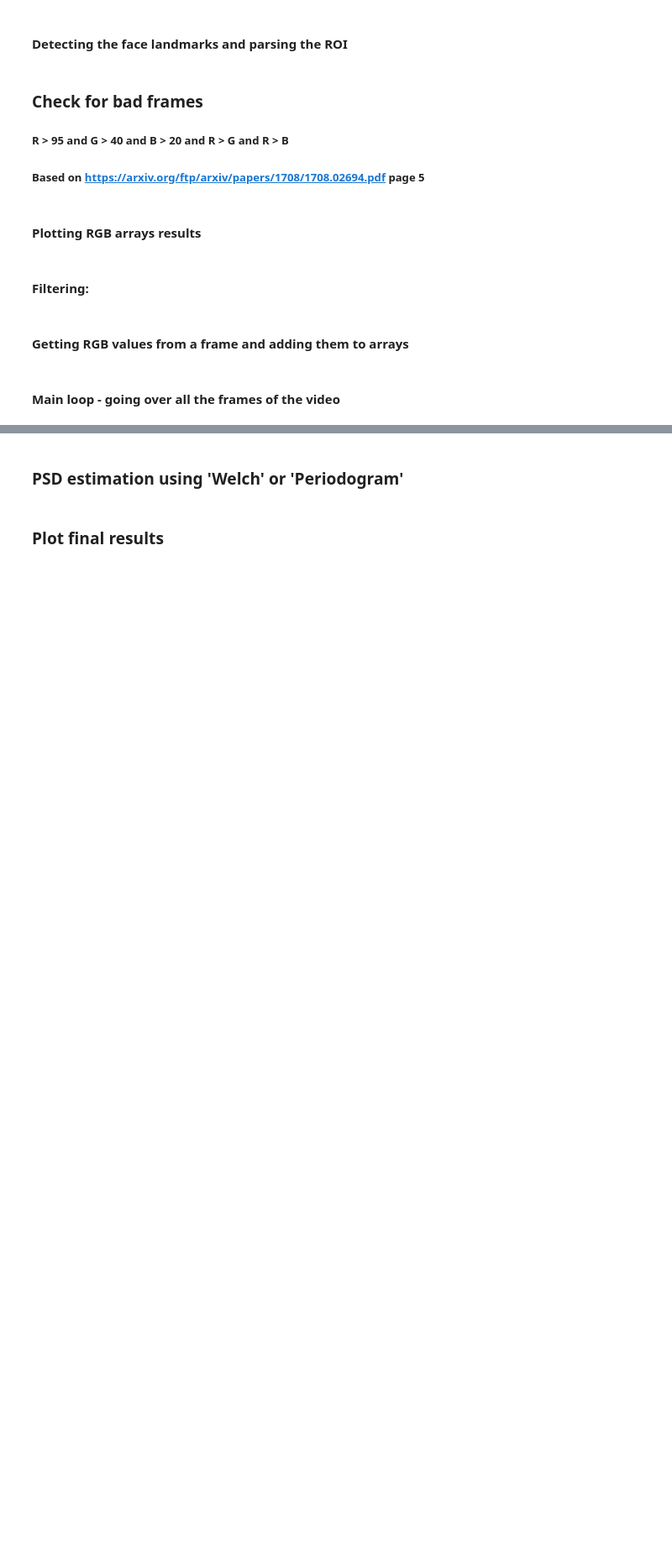
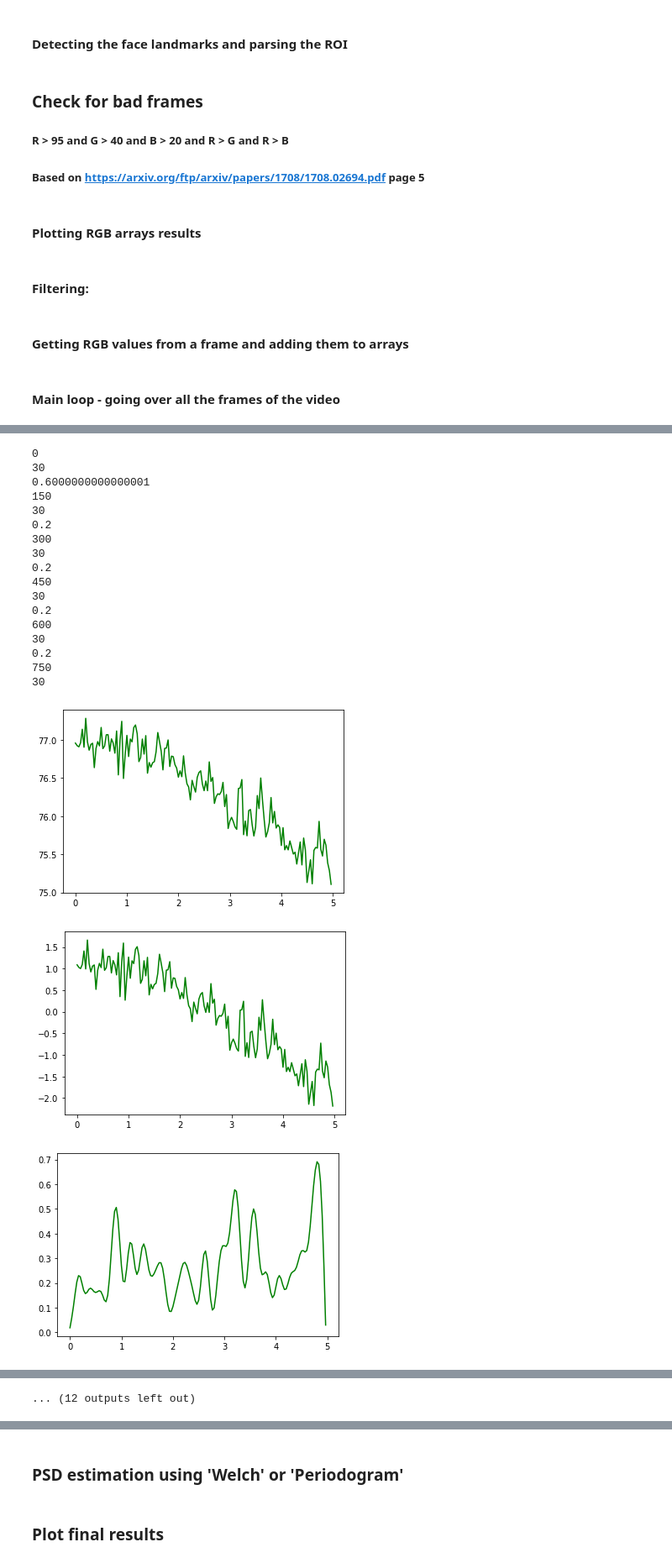
Before and after one commit to eyalgolan/KOIOS, a Jupyter notebook: basicEngine.ipynb, the cells around one changed output, grey strips where cells are left out. Shown at 84% size. Saved outputs shown, nothing was run; the diff lists cells and outputs as text; code cells hidden in the pictures; blank space fills up the shorter version.

Commit message:
split hr detection to windows

```diff
--- a/basicEngine.ipynb
+++ b/basicEngine.ipynb
@@ -70,10 +70,25 @@ def parse_roi(frame):
 ##### R > 95 and G > 40 and B > 20 and R > G and R > B
 ##### Based on https://arxiv.org/ftp/arxiv/papers/1708/1708.02694.pdf page 5
 # %%
+red_min_val = 95
+green_min_val = 40
+blue_min_val = 20
+red_green_max_diff = 15
 def bad_frame(blue, green, red):
-    if red > 95 and green > 40 and blue > 20 and red >green and red > blue:
+    if red <= red_min_val:
+        return False
+    if green <= green_min_val:
+        return False
+    if blue <= blue_min_val:
+        return False
+    if red <= green:
+        return False
+    if red <= blue:
+        return False
+    if math.abs(red - green) <= red_green_max_diff:
         return False
     logging.warning("bad frame detected")
+
     return True
 # %%
 def get_new_frame(vidcap):
@@ -191,7 +143,10 @@ def parse_RGB(roi, color_sig):
     """
 #     plt.imshow(roi)
 #     plt.show()
-    roi = cv2.cvtColor(roi, cv2.COLOR_RGB2BGR)
+    try:
+        roi = cv2.cvtColor(roi, cv2.COLOR_RGB2BGR)
+    except:
+        return False, color_sig
     new_blue,new_green,new_red = cv2.split(roi)
     b_mean,g_mean,r_mean = np.mean(new_blue),np.mean(new_green),np.mean(new_red)
     if not bad_frame(b_mean,g_mean,r_mean):
@@ -284,0 +236,32 @@ print(f[max_val])
+# %%
+color_sig_array = np.asarray(color_sig)
+red = color_sig_array[:,0]
+green = color_sig_array[:,1]
+blue = color_sig_array[:,2]
+
+window_start = 0
+while len(green) > round_fps * 5:
+    find_hr_in_window(green, window_start, round_fps)
+    window_start += int(round_fps) * 5
+find_hr_in_window(green, window_start, round_fps)
+# %% [output]
+0
+30
+0.6000000000000001
+150
+30
+0.2
+300
+30
+0.2
+450
+30
+0.2
+600
+30
+0.2
+750
+30
+[figure, added]
+[figure, added]
+[figure, added]
@@ -285,3 +276,4 @@ print(f[max_val])
+... (12 outputs left out)
 # %%
 a = Pxx_den
 ind = np.argsort(a)
```
Also changed, not shown: parts of 13 cells of this notebook.
